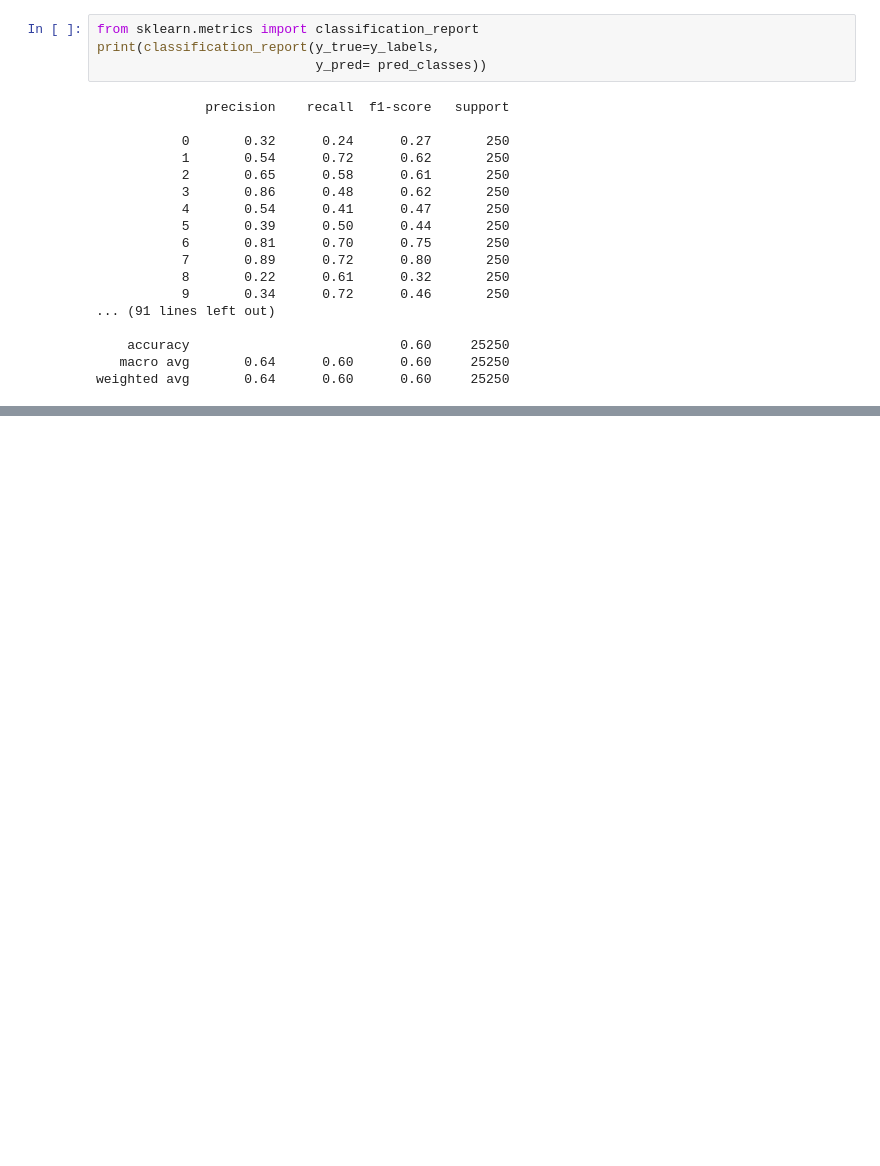
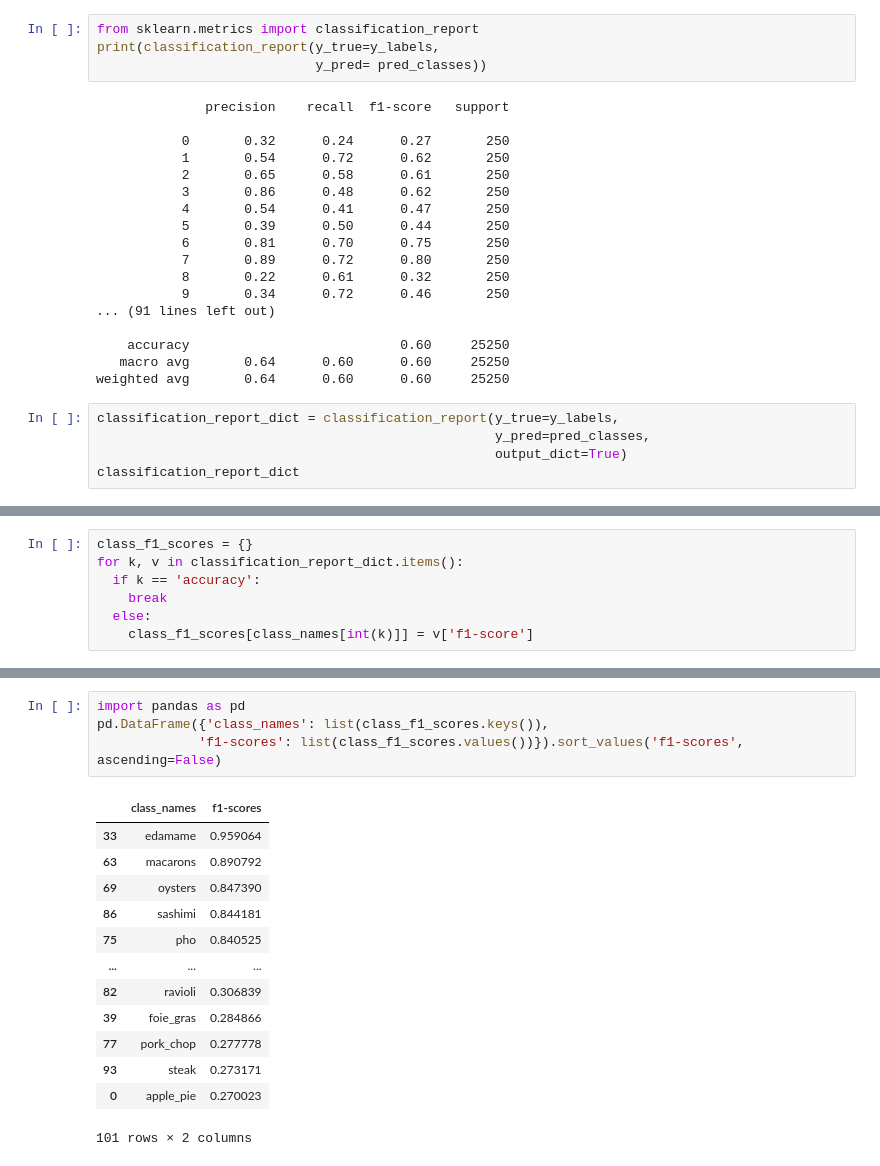
Before and after one commit to nika-va/practice, a Jupyter notebook: 06_transfer_learning_part_3_scaling_up.ipynb, the cells around one changed output, grey strips where cells are left out. Saved outputs shown, nothing was run; the diff lists cells and outputs as text; blank space fills up the shorter version.

```diff
--- a/06_transfer_learning_part_3_scaling_up.ipynb
+++ b/06_transfer_learning_part_3_scaling_up.ipynb
@@ -238,3 +238,8 @@ print(classification_report(y_true=y_labels,
     accuracy                           0.60     25250
    macro avg       0.64      0.60      0.60     25250
 weighted avg       0.64      0.60      0.60     25250
+# %%
+classification_report_dict = classification_report(y_true=y_labels,
+                                                   y_pred=pred_classes,
+                                                   output_dict=True)
+classification_report_dict
@@ -240,0 +277,7 @@ weighted avg       0.64      0.60      0.60     25250
+# %%
+class_f1_scores = {}
+for k, v in classification_report_dict.items():
+  if k == 'accuracy':
+    break
+  else:
+    class_f1_scores[class_names[int(k)]] = v['f1-score']
@@ -240,0 +304,18 @@ weighted avg       0.64      0.60      0.60     25250
+# %%
+import pandas as pd
+pd.DataFrame({'class_names': list(class_f1_scores.keys()),
+             'f1-scores': list(class_f1_scores.values())}).sort_values('f1-scores', ascending=False)
+# %% [output]
+|  | class_names | f1-scores |
+| 33 | edamame | 0.959064 |
+| 63 | macarons | 0.890792 |
+| 69 | oysters | 0.847390 |
+| 86 | sashimi | 0.844181 |
+| 75 | pho | 0.840525 |
+| ... | ... | ... |
+| 82 | ravioli | 0.306839 |
+| 39 | foie_gras | 0.284866 |
+| 77 | pork_chop | 0.277778 |
+| 93 | steak | 0.273171 |
+| 0 | apple_pie | 0.270023 |
+101 rows × 2 columns
```
Also changed, not shown: parts of 3 cells of this notebook.
